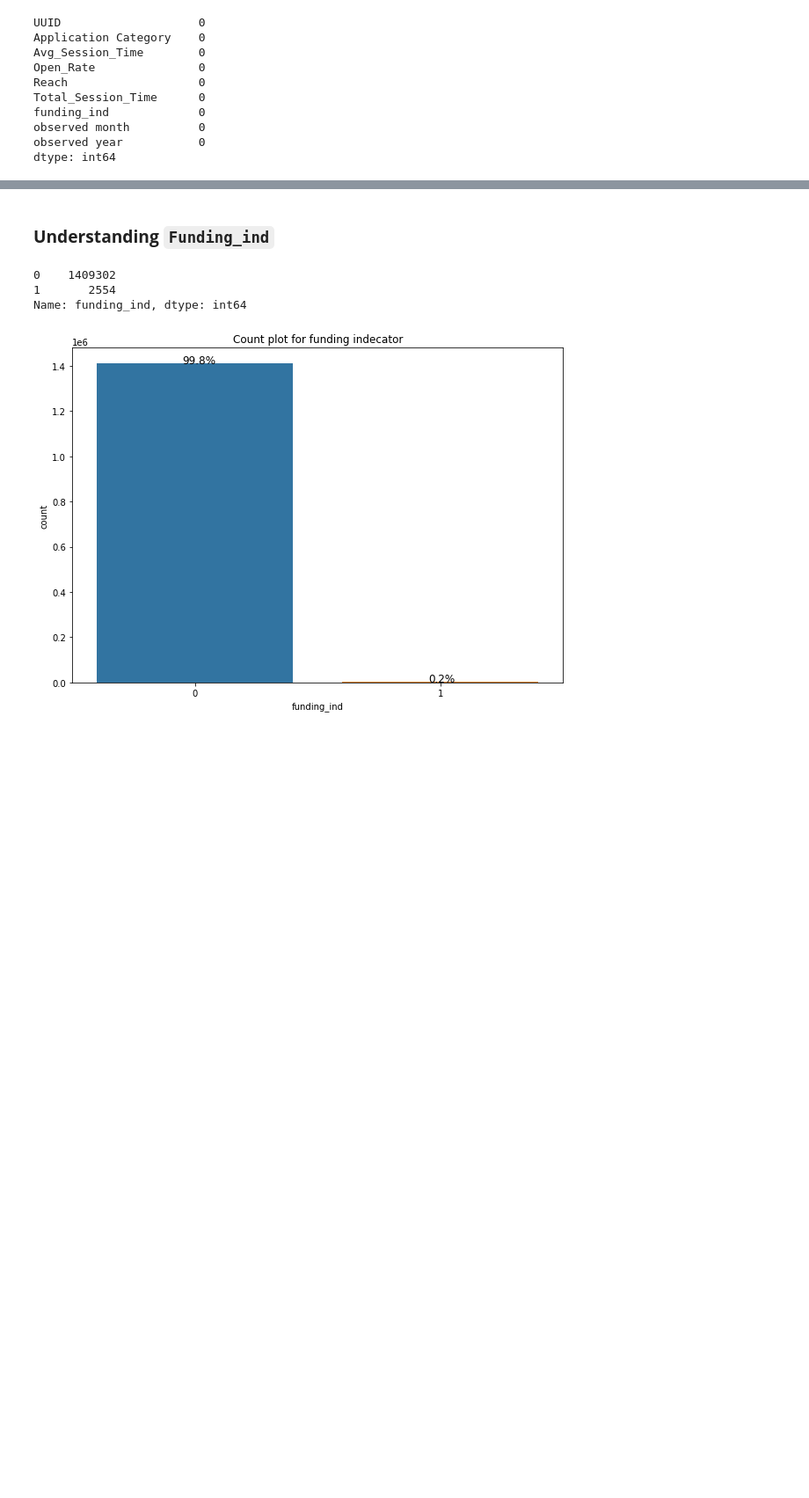
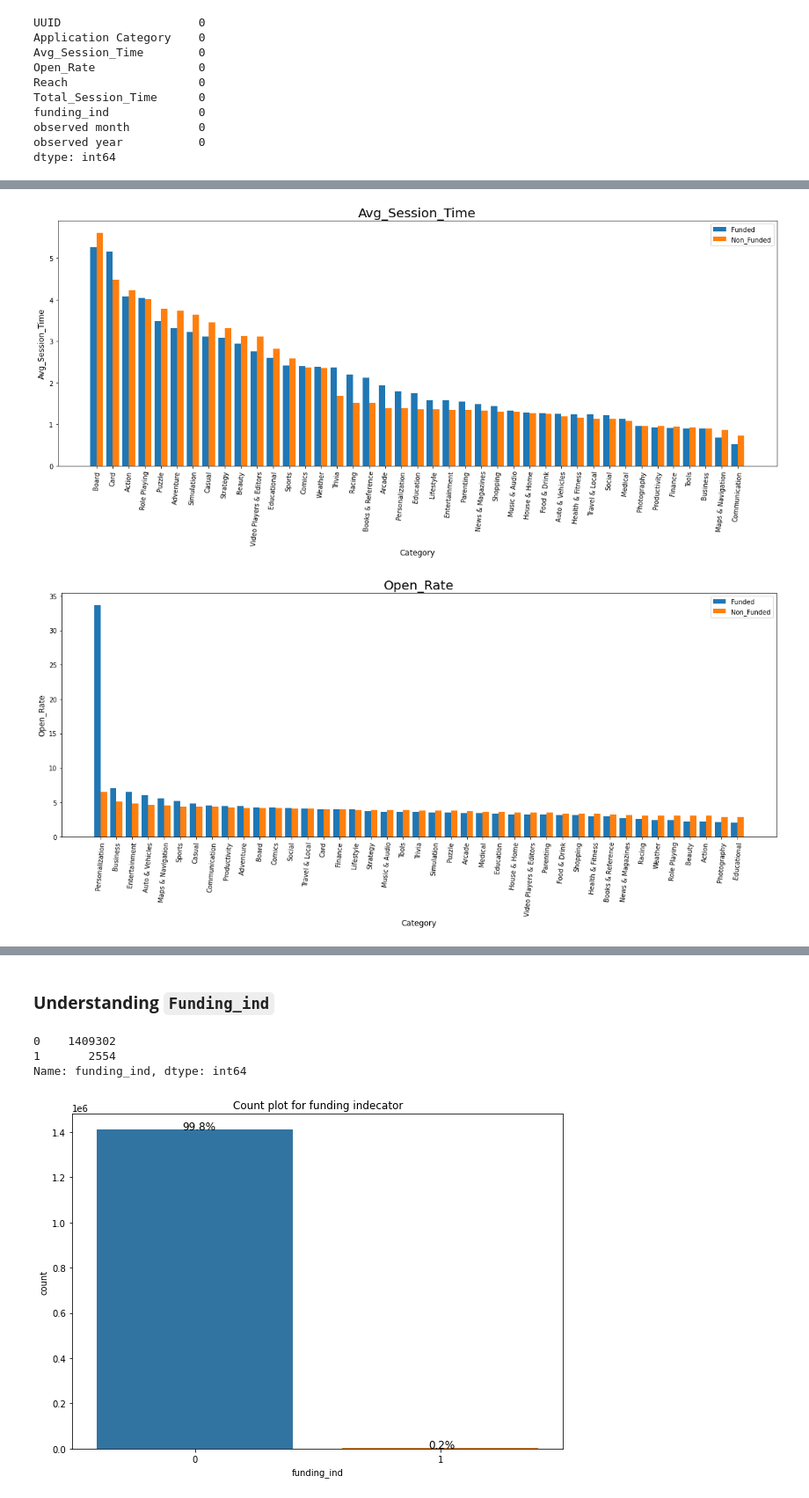
Before and after one commit to anshudhanshu/Startups-Funding-Prediction, a Jupyter notebook: Sudhanshu_Rawat_Team_5_Capstone_Project.ipynb, the cells around one changed output, grey strips where cells are left out. Shown at 88% size. Cells and saved outputs as stored; diff of their text form; code cells hidden in the pictures; blank space fills up the shorter version.

```diff
--- a/Sudhanshu_Rawat_Team_5_Capstone_Project.ipynb
+++ b/Sudhanshu_Rawat_Team_5_Capstone_Project.ipynb
@@ -735,0 +811,29 @@ array([ 3,  4,  6,  2,  5, 12,  1, 11,  7,  8,  9, 10])
+# %%
+# Numerical variables
+numerical = ['Avg_Session_Time', 'Open_Rate', 'Reach', 'Total_Session_Time']
+# %%
+plt.rcParams['figure.figsize'] = (20, 7)
+for i in numerical:
+  w=0.4
+  temp = pd.DataFrame(Funded_df.groupby(['Application Category'])[i].mean())
+  temp = temp.sort_values([i], ascending=False)
+  temp2 = pd.DataFrame(Non_funded_df.groupby(['Application Category'])[i].mean())
+  temp2 = temp2.sort_values([i], ascending=False)
+  # for j in not_funded_cat:
+  #   temp2.drop(j, inplace = True)
+
+  bar1 = np.arange(len(temp.index))
+  bar2 = [i+w for i in bar1]
+
+  plt.bar(bar1, temp[i], w, label = 'Funded' )
+  plt.bar(bar2, temp2[i], w, label = 'Non_Funded' )
+
+  plt.xlabel('Category', fontsize = 12)
+  plt.xticks(bar1+w/2, temp.index, rotation=85)
+  plt.ylabel(i, fontsize = 12)
+  plt.title(i, fontsize = 20)
+  plt.legend()
+  plt.show()
+# %% [output]
+[figure, added]
+[figure, added]
```
Also changed, not shown: parts of 73 cells of this notebook.
